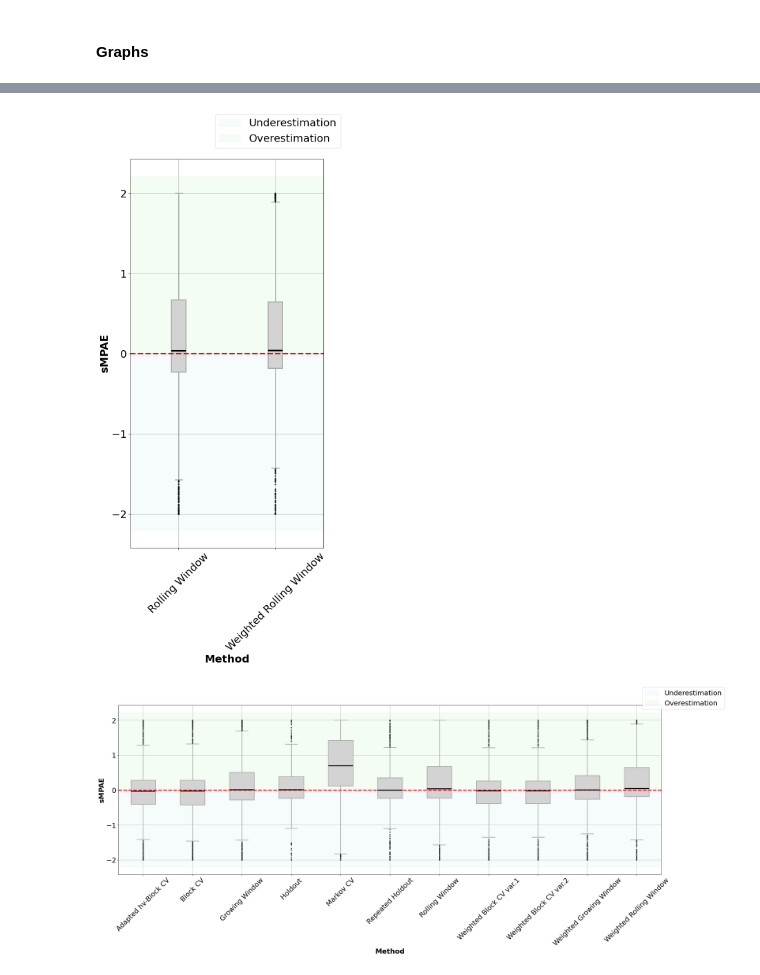
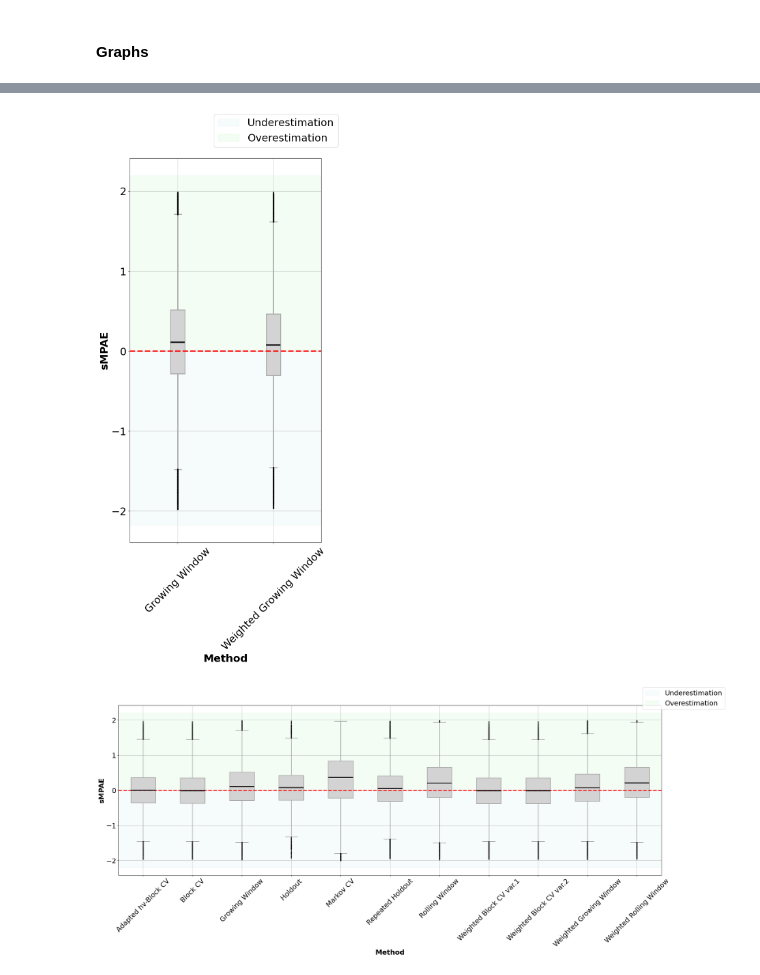
Before and after one commit to MiguelLoureiro98/timecave, a Jupyter notebook: experiments/processing_results.ipynb, the cells around one changed output, grey strips where cells are left out. Saved outputs shown, nothing was run; the diff lists cells and outputs as text; code cells hidden in the pictures.

```diff
--- a/experiments/processing_results.ipynb
+++ b/experiments/processing_results.ipynb
@@ -239,7 +239,7 @@ syn_data_test
 # %% [markdown]
 # Analysing Results
 # %%
-data_val, data_test = real_data_val, real_data_test
+data_val, data_test = syn_data_val, syn_data_test
 # %% [markdown]
 ### Preprocessing results
 # %%
@@ -448,15 +448,15 @@ iteration_data.loc[iteration_data["method"].isin(methods)].copy()
 # %%
-methods = ['Rolling_Window','Rolling_Window_with_weights']
+methods = ['Growing_Window','Growing_Window_with_weights']
 it = iteration_data.loc[iteration_data["method"].isin(methods)].copy()
 boxplots(prettify(it), "mse", "Tree", ["sMPAE"], 15, 7, shows_outliers=True)
 # %% [output]
-[figure, old version]
+[figure, new version]
 # %%
 methods = ['Holdout', 'Repeated Holdout']
 it = iteration_data.loc[iteration_data["method"].isin(methods)].copy()
 boxplots(prettify(iteration_data), "mse", "Tree", ["sMPAE"], 10, 30, shows_outliers=True)
 # %% [output]
-[figure, old version]
+[figure, new version]
 # %%
 boxplots_per_iteration(prettify(iteration_data), "mse", "ARMA", pretty_methods["Growing_Window"], ["sMPAE"], 10, 5);
 # %% [output]
```
Also changed, not shown: parts of 18 cells of this notebook.
